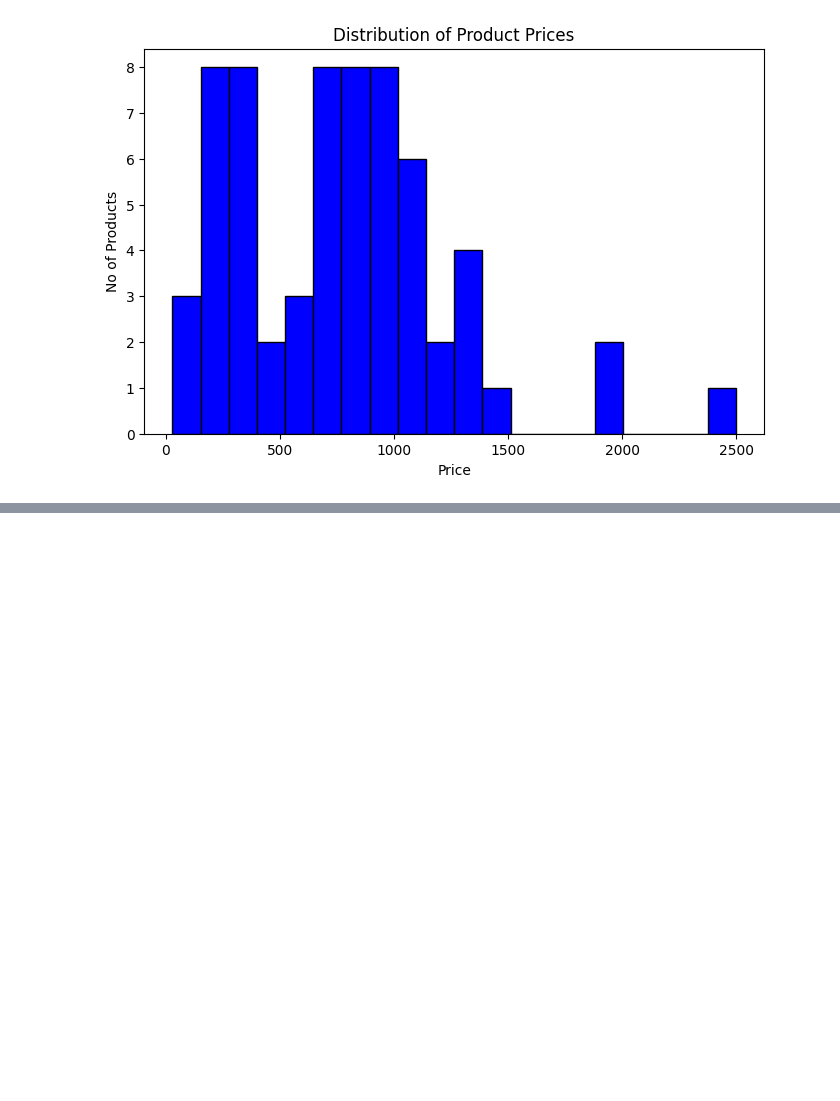
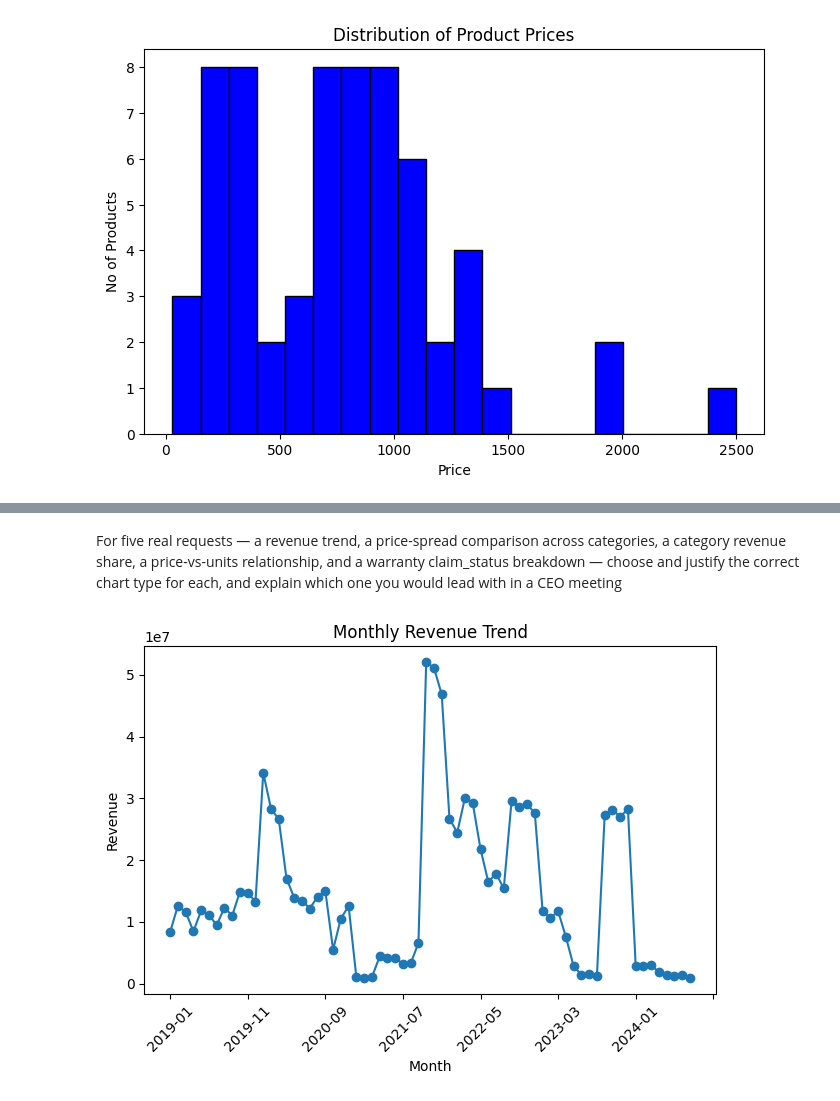
Before and after one commit to MOHAK010/Apple-Sales-Analytics--project-End-to-End, a Jupyter notebook: Notebooks/Data Visualization/notebooks/01_visualization_fundamentals.ipynb, the cells around one changed output, grey strips where cells are left out. Cells and saved outputs as stored; diff of their text form; code cells hidden in the pictures; blank space fills up the shorter version.

```diff
--- a/Notebooks/Data Visualization/notebooks/01_visualization_fundamentals.ipynb
+++ b/Notebooks/Data Visualization/notebooks/01_visualization_fundamentals.ipynb
@@ -22,0 +130,31 @@ product_category = products.merge(category, on='category_id', how='left')
+# %% [markdown]
+For five real requests — a revenue trend, a price-spread comparison across categories, a category revenue share, a price-vs-units
+relationship, and a warranty claim_status breakdown — choose and justify the correct chart type for each, and explain which one
+you would lead with in a CEO meeting
+# %%
+sales_products["sale_date"] = pd.to_datetime(
+    sales_products["sale_date"]
+)
+
+monthly_revenue = (
+    sales_products
+    .groupby(sales_products["sale_date"].dt.to_period("M"))["revenue"]
+    .sum()
+)
+
+monthly_revenue.index = monthly_revenue.index.astype(str)
+
+monthly_revenue.plot(
+    kind="line",
+    marker="o"
+)
+
+plt.title("Monthly Revenue Trend")
+plt.xlabel("Month")
+plt.ylabel("Revenue")
+
+plt.xticks(rotation=45)
+plt.tight_layout()
+plt.show()
+# %% [output]
+[figure, added]
```
Also changed, not shown: parts of 15 cells of this notebook.
